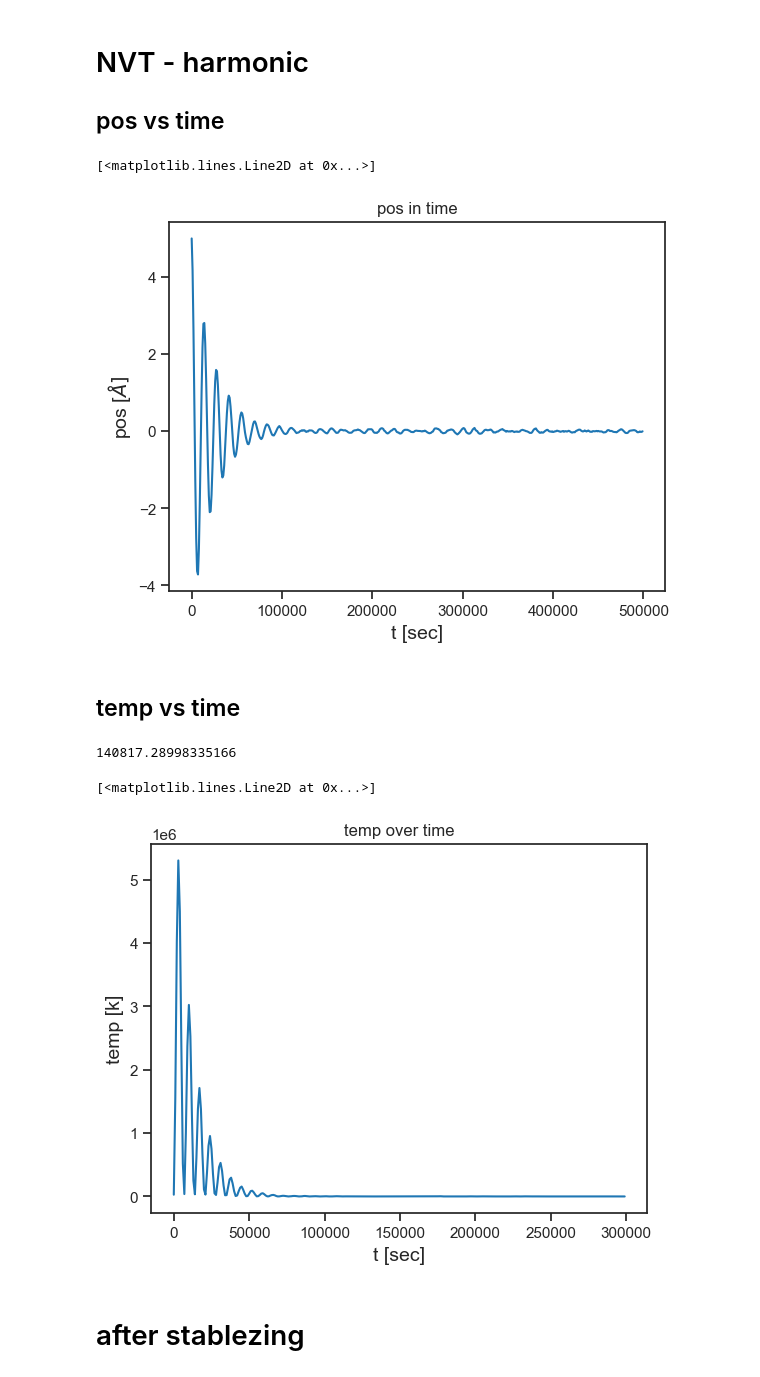
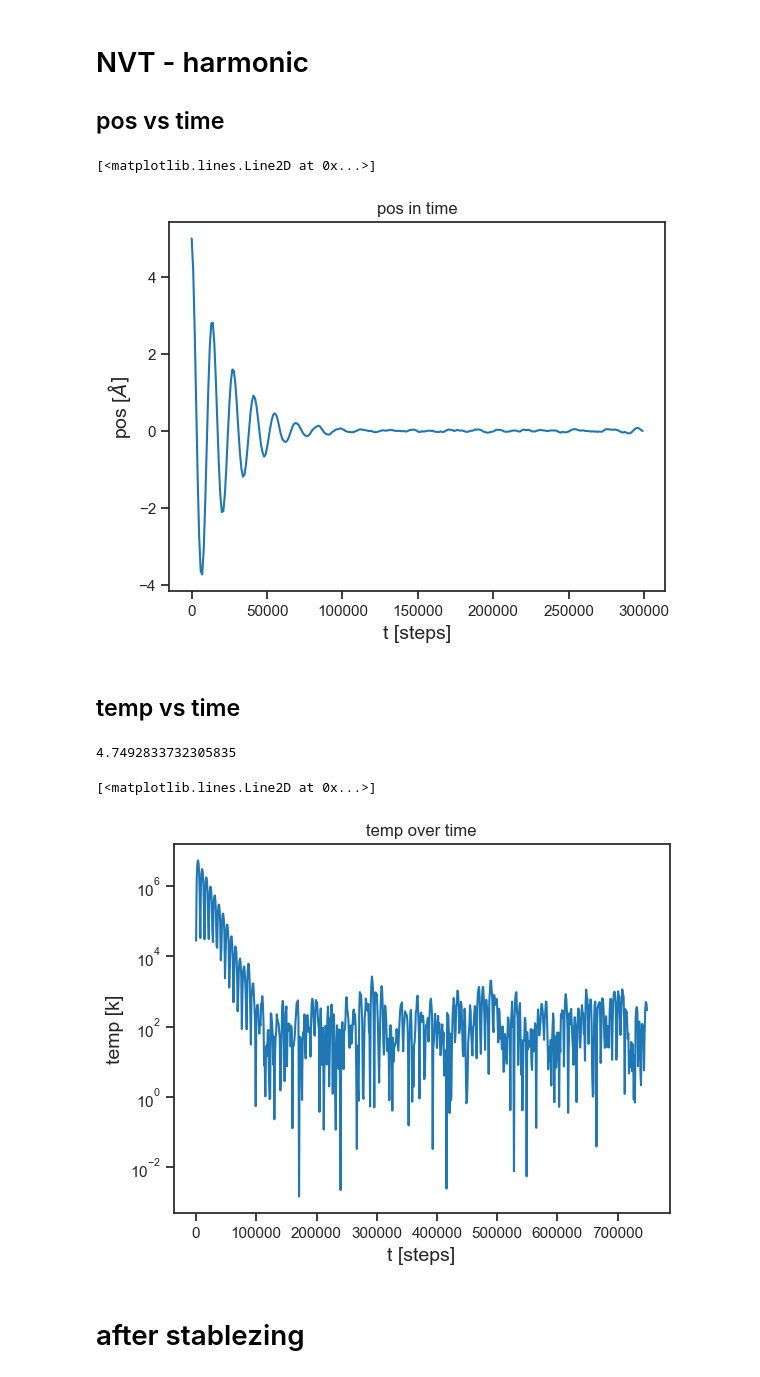
Before and after one commit to SagiMeir/Simulations4Beginners, a Jupyter notebook: getting_started.ipynb, the cells around one changed output. Cells and saved outputs as stored; diff of their text form; code cells hidden in the pictures.

```diff
--- a/getting_started.ipynb
+++ b/getting_started.ipynb
@@ -240,7 +240,7 @@ import matplotlib.pyplot as plt
 import seaborn as sns
 sns.set_theme(style="ticks",rc={'axes.labelsize':14},palette='tab10')
 
-xyz = open("SimForTemp.xyz", 'r')
+xyz = open("simForPos_NVT.xyz", 'r')
 # N = int(xyz.readline())
 # header = xyz.readline()
 posX, posY, posZ, time = ([] for i in range(4))
@@ -266,32 +266,38 @@ xyz.close()
 # print(len(time))
 # print(len(posX))
 plt.title("pos in time")
-plt.xlabel('t [sec]')
+plt.xlabel('t [steps]')
 plt.ylabel(r"pos [$\AA ]$")
 plt.plot(time, posX)
 # %% [output]
 [<matplotlib.lines.Line2D at 0x...>]
-[figure, old version]
+[figure, new version]
 # %% [markdown]
 ## temp vs time
 # %%
 import numpy as np
 import pandas as pd
 import matplotlib.pyplot as plt
+import math
 # and for nice looking plots:
 import seaborn as sns
 sns.set_theme(style="ticks",rc={'axes.labelsize':14},palette='tab10')
 
 df = pd.read_csv("simForTemp_NVT.log", sep='\s+')
-print(df['temp'].mean())
+
+# print(df['temp'].mean())
+print(math.log(df['temp'].mean(), 10))
+
+plt.yscale('log')
+
 plt.title("temp over time")
-plt.xlabel('t [sec]')
+plt.xlabel('t [steps]')
 plt.ylabel("temp [k]")
 plt.plot(df['step'], df['temp'])
 # %% [output]
-140817.28998335166
+4.7492833732305835
 [<matplotlib.lines.Line2D at 0x...>]
-[figure, old version]
+[figure, new version]
 # %% [markdown]
 # after stablezing
 # %%
```
Also changed, not shown: parts of 5 cells of this notebook, 1 other file.
